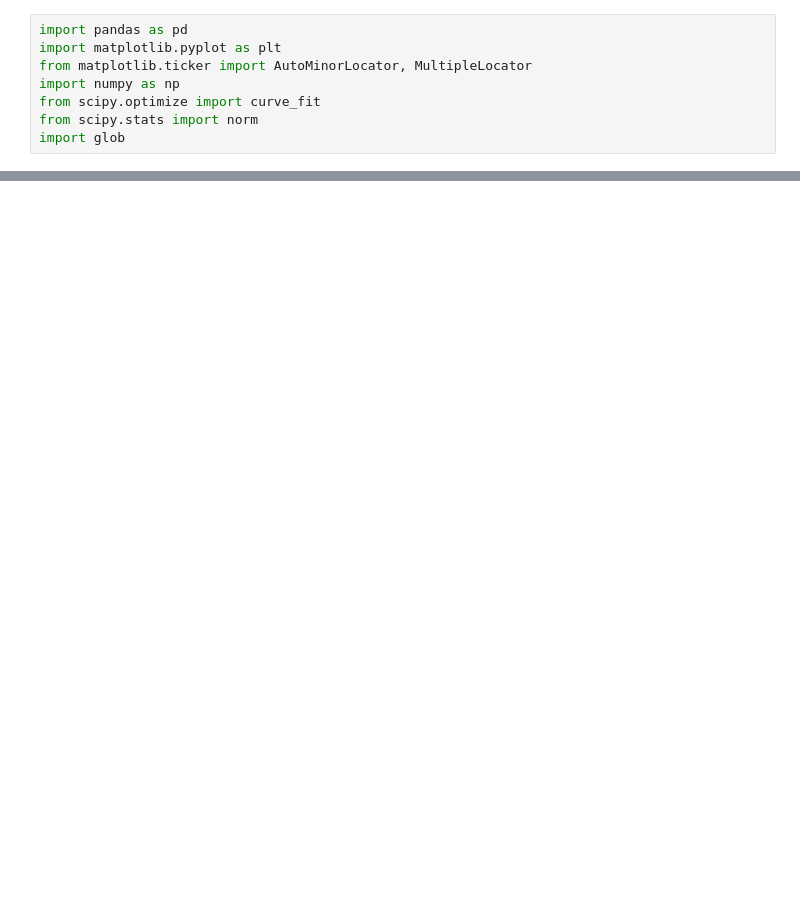
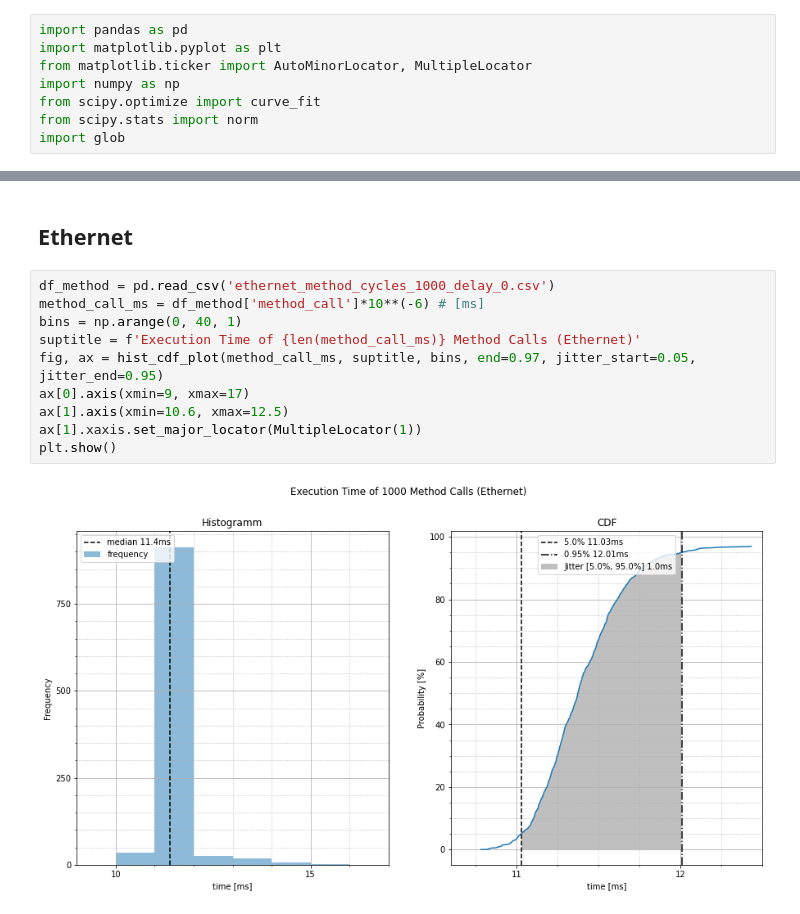
Before and after one commit to NelsonIg/OPC-UA, a Jupyter notebook: src/python/timing/analyse_measurements.ipynb, the cells around one changed output, grey strips where cells are left out. Drawn from its saved outputs; the diff is of its cells as text; blank space fills up the shorter version.

```diff
--- a/src/python/timing/analyse_measurements.ipynb
+++ b/src/python/timing/analyse_measurements.ipynb
@@ -85,0 +89,14 @@ def hist_cdf_plot(data, hist_title, cdf_title, bins, end=0.98):
+# %% [markdown]
+## Ethernet
+# %%
+df_method = pd.read_csv('ethernet_method_cycles_1000_delay_0.csv')
+method_call_ms = df_method['method_call']*10**(-6) # [ms]
+bins = np.arange(0, 40, 1)
+suptitle = f'Execution Time of {len(method_call_ms)} Method Calls (Ethernet)'
+fig, ax = hist_cdf_plot(method_call_ms, suptitle, bins, end=0.97, jitter_start=0.05, jitter_end=0.95)
+ax[0].axis(xmin=9, xmax=17)
+ax[1].axis(xmin=10.6, xmax=12.5)
+ax[1].xaxis.set_major_locator(MultipleLocator(1))
+plt.show()
+# %% [output]
+[figure, added]
```
Also changed, not shown: parts of 20 cells of this notebook, 1 other file.
